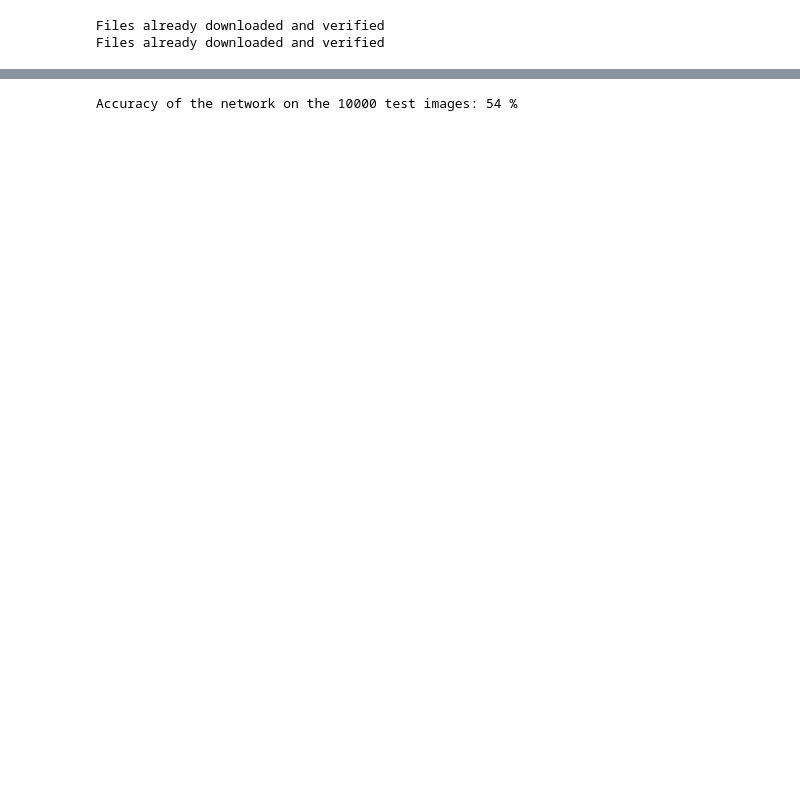
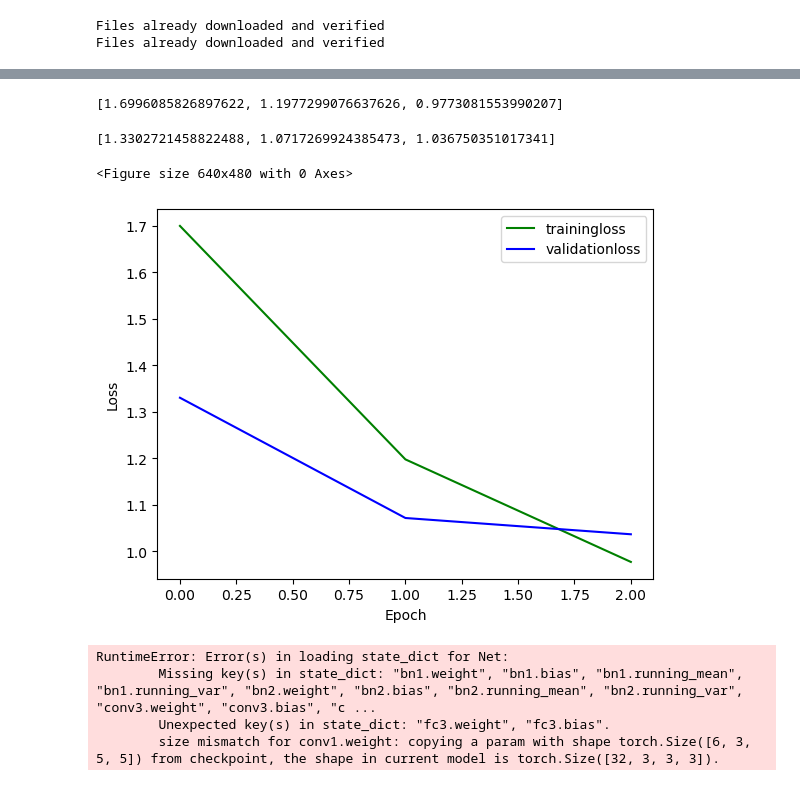
Before and after one commit to karthikeyanrathore/semantic-boost, a Jupyter notebook: cnn_cifar10.ipynb, the cells around one changed output, grey strips where cells are left out. Drawn from its saved outputs; the diff is of its cells as text; code cells hidden in the pictures; blank space fills up the shorter version.

Commit message:
chore: save cnn model and extract features fron conv layer

```diff
--- a/cnn_cifar10.ipynb
+++ b/cnn_cifar10.ipynb
@@ -6,0 +10,3 @@ import numpy as np
+# %%
+device = torch.device('mps')
+device
@@ -83,25 +133,0 @@ optimizer = optim.SGD(net.parameters(), lr=0.001, momentum=0.9)
-# %%
-# train network
-Epochs = 50
-for epoch in range(Epochs):
-    running_loss = 0.0
-    for i, data in enumerate(cifar_data.trainloader, 0):
-        inputs, targets = data
-
-        # zero out the gradients
-        optimizer.zero_grad()
-
-        # forward propogation
-        outputs = net(inputs)
-        loss = criterion(outputs, targets)
-        loss.backward()
-
-        # update weights based on gradients
-        optimizer.step()
-        running_loss += loss.item()
-        # stats every 2000 mini-batches
-        if i % 2000 == 1999:
-            print(f'[{epoch + 1}, {i + 1:5d}] loss: {running_loss / 2000:.3f}')
-            running_loss = 0
-
-print("finished training!")
@@ -123,0 +203,3 @@ KeyboardInterrupt:
+# %%
+progress = ProgressNet(epoch_iteration=3)
+progress.run()
@@ -124,4 +224,33 @@ KeyboardInterrupt:
+# %%
+progress.trainloss
+# %% [output]
+[1.6996085826897622, 1.1977299076637626, 0.9773081553990207]
+# %%
+progress.valloss
+# %% [output]
+[1.3302721458822488, 1.0717269924385473, 1.036750351017341]
+# %%
+def plot_curve():
+    fig = plt.figure()
+    plt.figure().clear()
+    plt.plot(progress.trainloss, label="trainingloss", color="green")
+    plt.plot(progress.valloss, label="validationloss", color="blue")
+    plt.xlabel('Epoch')
+    plt.ylabel('Loss')
+    plt.legend()
+    plt.show()
+    plt.close()
+# progress.trainloss
+# %%
+plot_curve()
+# %% [output]
+<Figure size 640x480 with 0 Axes>
+[figure, added]
 # %%
+# load saved model
+net = Net()
+net.load_state_dict(torch.load(f"cifar_net_train.pth", weights_only=True))
+
 correct = 0
 total = 0
 with torch.no_grad():
@@ -132,6 +261,9 @@ with torch.no_grad():
         total += target.size(0)
         correct += (predicted == target).sum().item()
 
-print(f'Accuracy of the network on the 10000 test images: {100 * correct // total} %')
+print(f'Accuracy of the network on the 500*4 test images: {100 * correct // total} %')
 # %% [output]
-Accuracy of the network on the 10000 test images: 54 %
+RuntimeError: Error(s) in loading state_dict for Net:
+        Missing key(s) in state_dict: "bn1.weight", "bn1.bias", "bn1.running_mean", "bn1.running_var", "bn2.weight", "bn2.bias", "bn2.running_mean", "bn2.running_var", "conv3.weight", "conv3.bias", "c ...
+        Unexpected key(s) in state_dict: "fc3.weight", "fc3.bias".
+        size mismatch for conv1.weight: copying a param with shape torch.Size([6, 3, 5, 5]) from checkpoint, the shape in current model is torch.Size([32, 3, 3, 3]).
```
Also changed, not shown: parts of 15 cells of this notebook.
